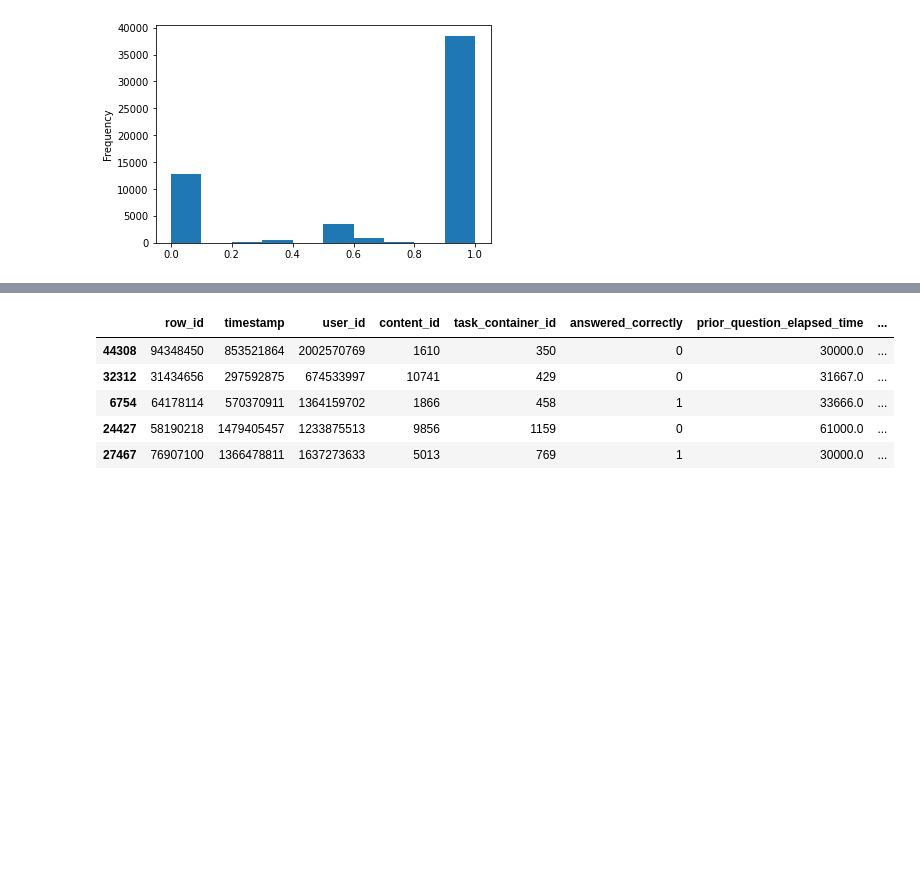
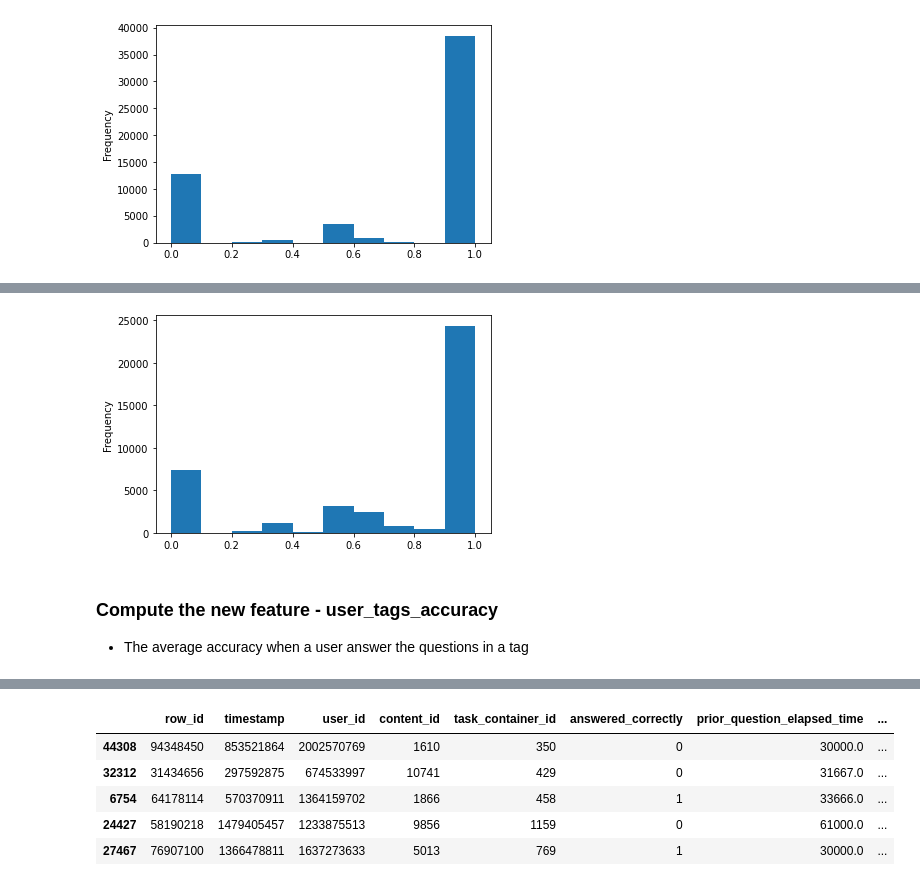
Before and after one commit to Yongliang-Shi/riiid_answer_correctness_prediction, a Jupyter notebook: explore_user_history_in_test_dataset.ipynb, the cells around one changed output, grey strips where cells are left out. Cells and saved outputs as stored; diff of their text form; code cells hidden in the pictures; blank space fills up the shorter version.

```diff
--- a/explore_user_history_in_test_dataset.ipynb
+++ b/explore_user_history_in_test_dataset.ipynb
@@ -345,0 +367,10 @@ plt.show()
+# %%
+# Compute the accuracy when a user answer an question
+user_bundle_accuracy = df.groupby(['user_id', 'bundle_id']).answered_correctly\
+                        .mean().to_frame().reset_index()
+
+# Rename the 3rd column
+user_bundle_accuracy.rename(columns={'answered_correctly': 'user_bundle_acc'}, inplace=True)
+
+# Print 5 random samples
+user_bundle_accuracy.sample(5)
@@ -345,0 +384,9 @@ plt.show()
+# %%
+# Plot the distribution of the user_bundle_accuracy
+user_bundle_accuracy.user_bundle_acc.plot.hist()
+plt.show()
+# %% [output]
+[figure, added]
+# %% [markdown]
+### Compute the new feature - user_tags_accuracy
+- The average accuracy when a user answer the questions in a tag
```
Also changed, not shown: parts of 22 cells of this notebook.
